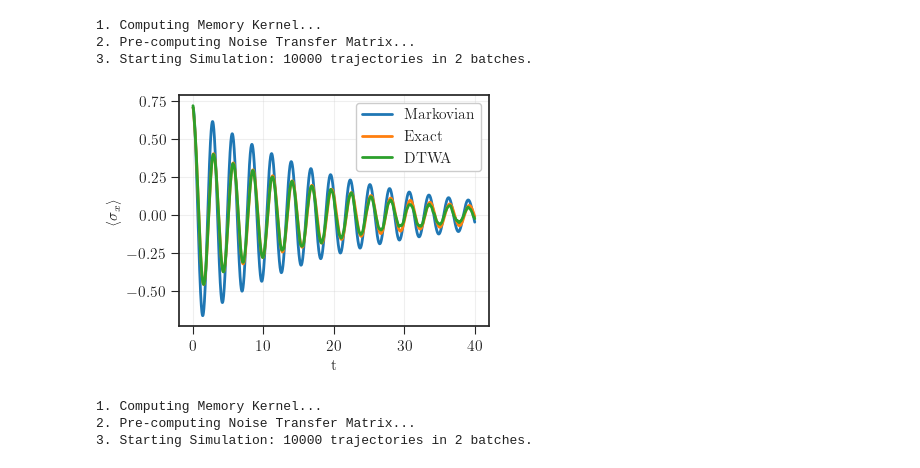
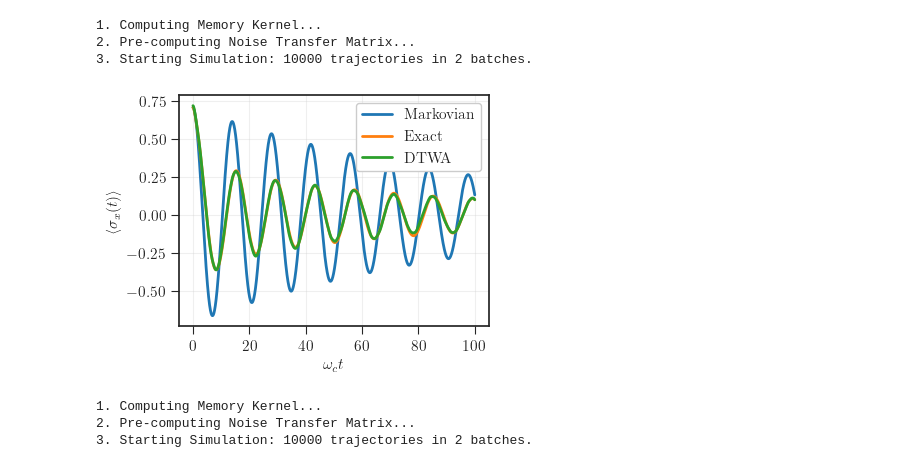
Before and after one commit to juardilag/twa_py, a Jupyter notebook: direct_method_test.ipynb, the cells around one changed output. Saved outputs shown, nothing was run; the diff lists cells and outputs as text; code cells hidden in the pictures.

```diff
--- a/direct_method_test.ipynb
+++ b/direct_method_test.ipynb
@@ -15,8 +15,7 @@ W0306 10:13:05.253071   18082 cuda_executor.cc:1802] GPU interconnect informatio
 ## Power-Law Decay (Low Temperature)
 # %%
 trajectories = int(1e4)
-t_max =  40
-t_grid = jnp.linspace(0, t_max, 10_000)
+t_max =  100
 g = 1.0
 b_field = jnp.array([0.0, 0.0, 0.0])
 initial_state = jnp.array([1.0, 0.0, 1.0])
@@ -24,7 +23,11 @@ initial_state = jnp.array([1.0, 0.0, 1.0])
 key = jax.random.PRNGKey(2026)
 keys = jax.random.split(key, trajectories)
 # %%
-case = {"name": "Power-Law Decay", "s": 1.0, "kbt": 0.1, "eta": 0.5,"wc": 10}
+case = {"name": "Power-Law Decay", "s": 1.0, "kbt": 0.1, "eta": 1.0,"wc": 10}
+
+t_max = t_max/case['wc']
+t_grid = jnp.linspace(0, t_max, 10_000)
+dimensionless_time = case['wc']*t_grid
 
 exact = compute_exact_expectation_value(t_grid, initial_state, case['eta'], case['wc'], case['s'], case['kbt'], g, b_field)
 twa = run_twa_bundle(keys, t_grid, case['eta'], case['wc'], case['s'], case['kbt'], b_field, g, initial_state, int(trajectories/2))
@@ -36,21 +39,21 @@ markovian = compute_markovian_expectation_value(t_grid, initial_state, case['eta
 # %%
 plt.style.use(['seaborn-v0_8-white', './style.mplstyle'])
 fig, ax = plt.subplots(1, figsize=(4, 3))
 
-plt.plot(t_grid, markovian, linewidth = 2, label = 'Markovian')
-plt.plot(t_grid, exact, linewidth = 2, label = 'Exact')
-plt.plot(t_grid, twa[:, 0], linewidth = 2, label = 'DTWA' )
+plt.plot(dimensionless_time, markovian, linewidth = 2, label = 'Markovian')
+plt.plot(dimensionless_time, exact, linewidth = 2, label = 'Exact')
+plt.plot(dimensionless_time, twa[:, 0], linewidth = 2, label = 'DTWA' )
 plt.legend()
-plt.xlabel(r't')
-plt.ylabel(r'$\langle \sigma_x \rangle$')
+plt.xlabel(r'$\omega_c t$')
+plt.ylabel(r'$\langle \sigma_x (t)\rangle$')
 plt.grid(alpha = 0.3)
 
 file_name = "low_temp_ohmic.png"
 file_path = os.path.join(folder_name, file_name)
 plt.savefig(file_path, dpi=300, bbox_inches='tight')
 
 plt.show()
 # %% [output]
-[figure, old version]
+[figure, new version]
 # %%
 trajectories = int(1e4)
```
Also changed, not shown: parts of 4 cells of this notebook.
